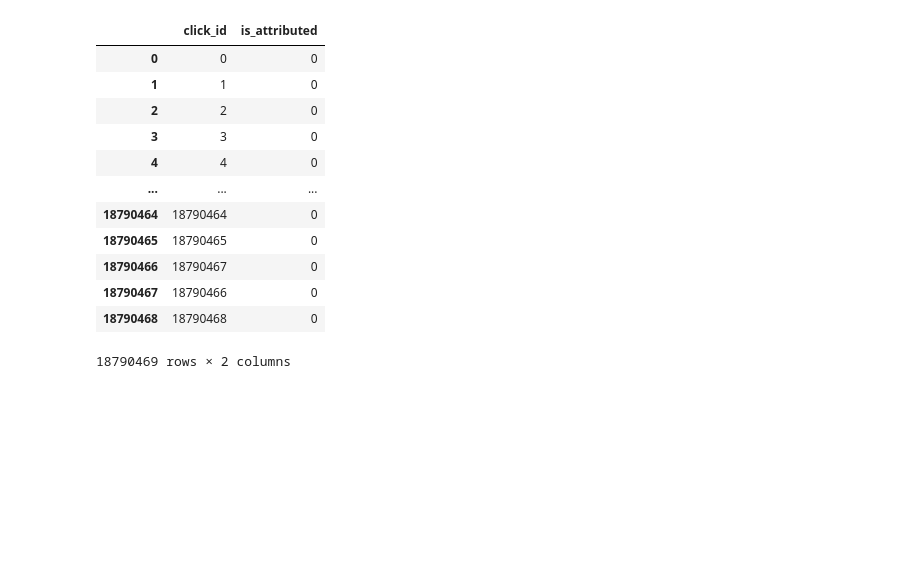
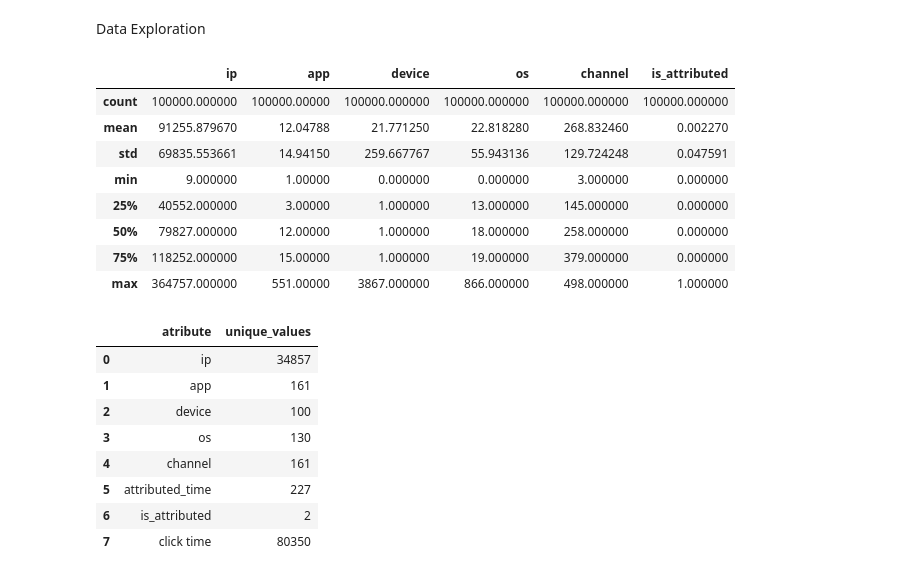
Before and after one commit to askhab2022/ML-Repo, a Jupyter notebook: tracking.ipynb, the cells around one changed output. Saved outputs shown, nothing was run; the diff lists cells and outputs as text; code cells hidden in the pictures; blank space fills up the shorter version.

```diff
--- a/tracking.ipynb
+++ b/tracking.ipynb
@@ -3,18 +4,42 @@ import pandas as pd
-# %%
-df = pd.read_csv("data/sample_submission.csv")
-# %%
-df
-# %% [output]
-|  | click_id | is_attributed |
-| 0 | 0 | 0 |
-| 1 | 1 | 0 |
-| 2 | 2 | 0 |
-| 3 | 3 | 0 |
-| 4 | 4 | 0 |
-| ... | ... | ... |
-| 18790464 | 18790464 | 0 |
-| 18790465 | 18790465 | 0 |
-| 18790466 | 18790467 | 0 |
-| 18790467 | 18790466 | 0 |
-| 18790468 | 18790468 | 0 |
-18790469 rows × 2 columns
+# %%
+def read_csv(path,nrows=None):
+    """Reads dataset"""
+    df = pd.read_csv(path,nrows=nrows)
+    df["click time"] = pd.to_datetime(df["click_time"])
+    df.set_index("click_time",inplace=True)
+    df.sort_index(inplace=True)
+
+    return df
+# %%
+#Training data set
+dataset_train = read_csv("data/train_sample.csv")
+
+# Benchmark
+dataset_test = read_csv("data/train.csv", nrows = 10000)
+# %% [markdown]
+Data Exploration
+# %%
+dataset_train.describe()
+# %% [output]
+|  | ip | app | device | os | channel | is_attributed |
+| count | 100000.000000 | 100000.00000 | 100000.000000 | 100000.000000 | 100000.000000 | 100000.000000 |
+| mean | 91255.879670 | 12.04788 | 21.771250 | 22.818280 | 268.832460 | 0.002270 |
+| std | 69835.553661 | 14.94150 | 259.667767 | 55.943136 | 129.724248 | 0.047591 |
+| min | 9.000000 | 1.00000 | 0.000000 | 0.000000 | 3.000000 | 0.000000 |
+| 25% | 40552.000000 | 3.00000 | 1.000000 | 13.000000 | 145.000000 | 0.000000 |
+| 50% | 79827.000000 | 12.00000 | 1.000000 | 18.000000 | 258.000000 | 0.000000 |
+| 75% | 118252.000000 | 15.00000 | 1.000000 | 19.000000 | 379.000000 | 0.000000 |
+| max | 364757.000000 | 551.00000 | 3867.000000 | 866.000000 | 498.000000 | 1.000000 |
+# %%
+df = dataset_train.nunique()
+pd.DataFrame({"atribute": df.index,"unique_values": df.values})
+# %% [output]
+|  | atribute | unique_values |
+| 0 | ip | 34857 |
+| 1 | app | 161 |
+| 2 | device | 100 |
+| 3 | os | 130 |
+| 4 | channel | 161 |
+| 5 | attributed_time | 227 |
+| 6 | is_attributed | 2 |
+| 7 | click time | 80350 |
```
Also changed, not shown: parts of 7 cells of this notebook.
